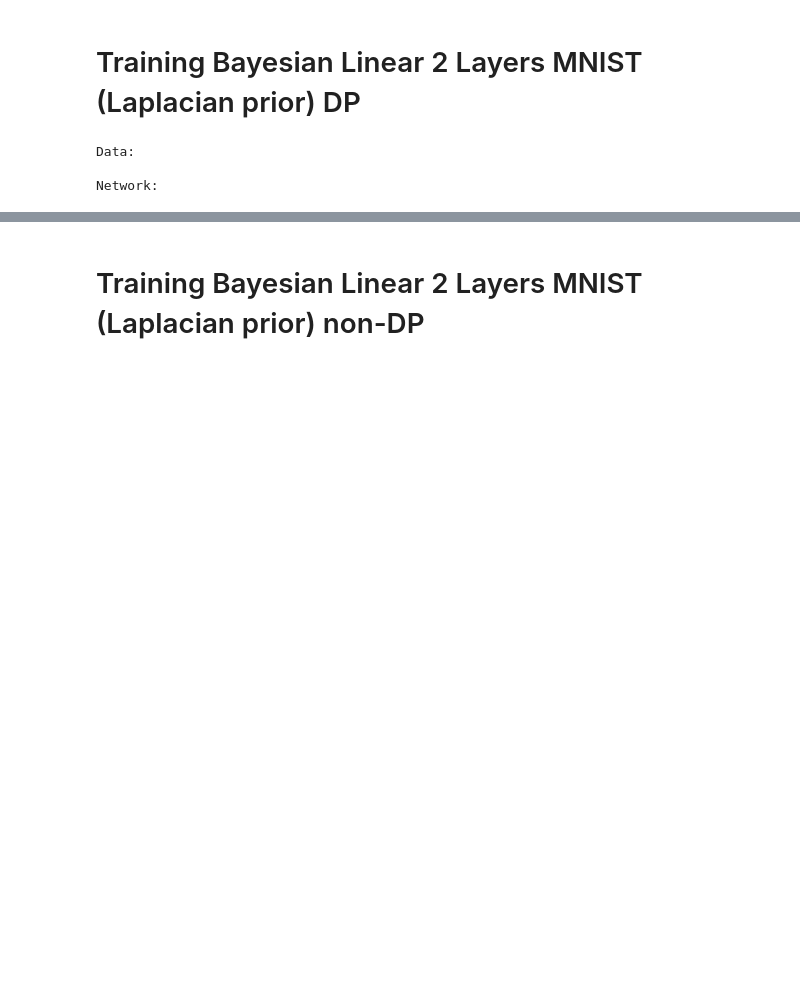
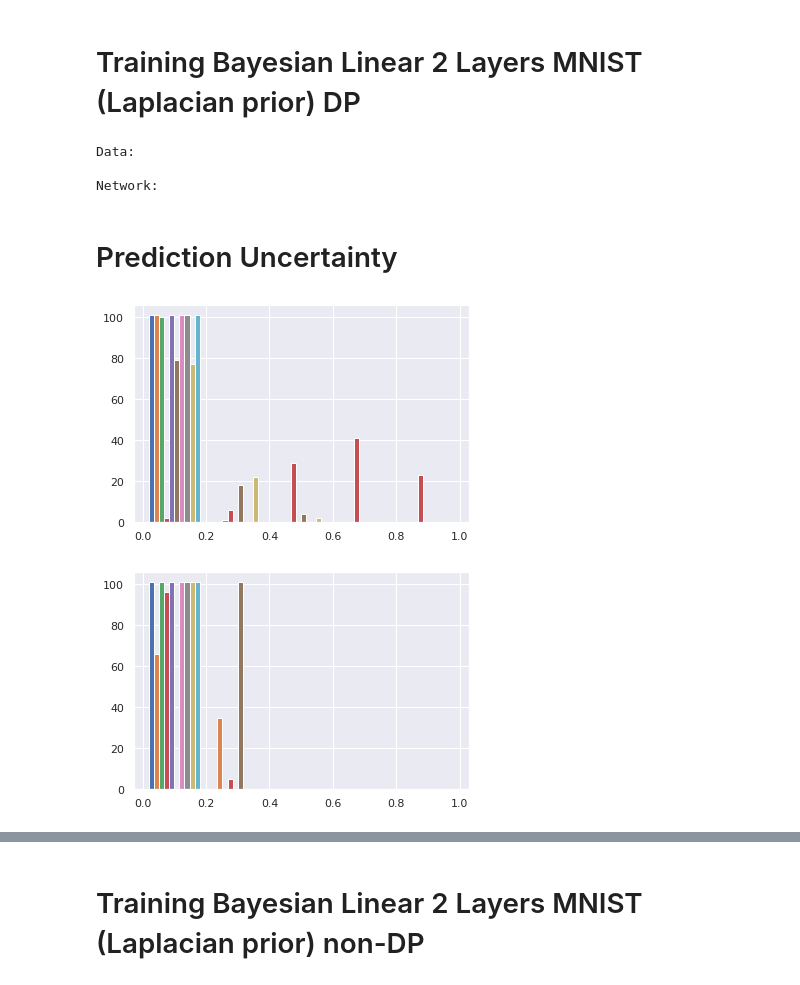
Before and after one commit to littlekii/DPBBP, a Jupyter notebook: SGLD_DP_PrivacyEngine.ipynb, the cells around one changed output, grey strips where cells are left out. Saved outputs shown, nothing was run; the diff lists cells and outputs as text; code cells hidden in the pictures; blank space fills up the shorter version.

```diff
--- a/SGLD_DP_PrivacyEngine.ipynb
+++ b/SGLD_DP_PrivacyEngine.ipynb
@@ -688,3 +688,70 @@ np.save(results_dir + '/cost_dev.npy', cost_dev)
 np.save(results_dir + '/err_train.npy', err_train)
 np.save(results_dir + '/err_dev.npy', err_dev)
 np.save(results_dir + '/save_dicts.npy', save_dicts)
+# %% [markdown]
+# Prediction Uncertainty
+# %%
+target_index = 195
+valloader_plot = torch.utils.data.DataLoader(valset, batch_size=1, shuffle=False)
+examples = enumerate(valloader)
+batch_idx, (x, y) = next(examples)
+for index, (x,y) in enumerate(valloader_plot):
+    if index == target_index:
+       break
+
+prob_list = [[],[],[],[],[],[],[],[],[],[]]
+for para in save_dicts_non_DP:
+    network.load_state_dict(para)
+    output = network(x)
+    probs = (F.softmax(output, dim=1).data.cpu())
+    k = 0
+    for l in prob_list:
+        l.append((probs[0])[k].numpy())
+        k += 1
+
+
+
+import matplotlib.pyplot as plt
+
+fig, ax = plt.subplots(nrows=1, ncols=1)
+
+plt.hist(prob_list,bins=5, range=[0, 1])
+
+#plt.legend(['0','1','2','3','4','5','6','7','8','9'],loc='upper right')
+plt.savefig('ndp_sgld_hist3.pdf',bbox_inches = 'tight')
+plt.show()
+
+
+#np.random.seed(19680801)
+
+#n_bins = 10
+#x = np.random.randn(1000, 3)
+
+#fig, ((ax0, ax1), (ax2, ax3)) = plt.subplots(nrows=2, ncols=2)
+
+#colors = ['red', 'tan', 'lime']
+#ax0.hist(x, n_bins, density=True, histtype='bar', color=colors, label=colors)
+#ax0.legend(prop={'size': 10})
+#ax0.set_title('bars with legend')
+
+prob_list = [[],[],[],[],[],[],[],[],[],[]]
+for para in save_dicts_DP:
+    network.load_state_dict(para)
+    output = network(x)
+    probs = (F.softmax(output, dim=1).data.cpu())
+    k = 0
+    for l in prob_list:
+        l.append((probs[0])[k].numpy())
+        k += 1
+
+
+
+import matplotlib.pyplot as plt
+fig, ax = plt.subplots(nrows=1, ncols=1)
+plt.hist(prob_list,bins=5, range=[0, 1])
+#plt.legend(['0','1','2','3','4','5','6','7','8','9'],loc='upper right')
+plt.savefig('dp_sgld_hist3.pdf',bbox_inches = 'tight')
+plt.show()
+# %% [output]
+[figure, added]
+[figure, added]
```
Also changed, not shown: parts of 22 cells of this notebook.
